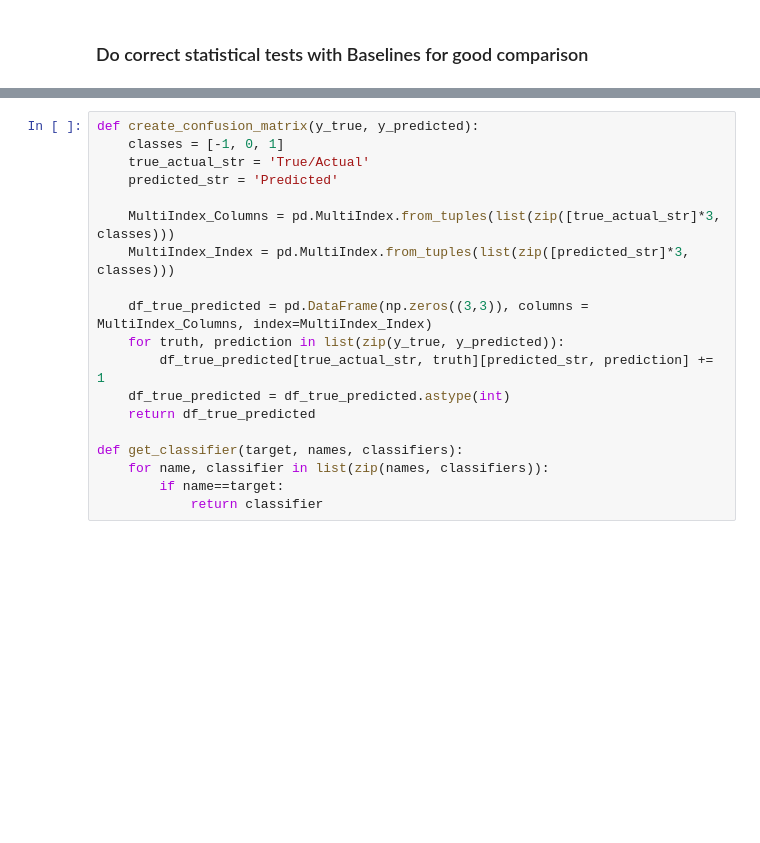
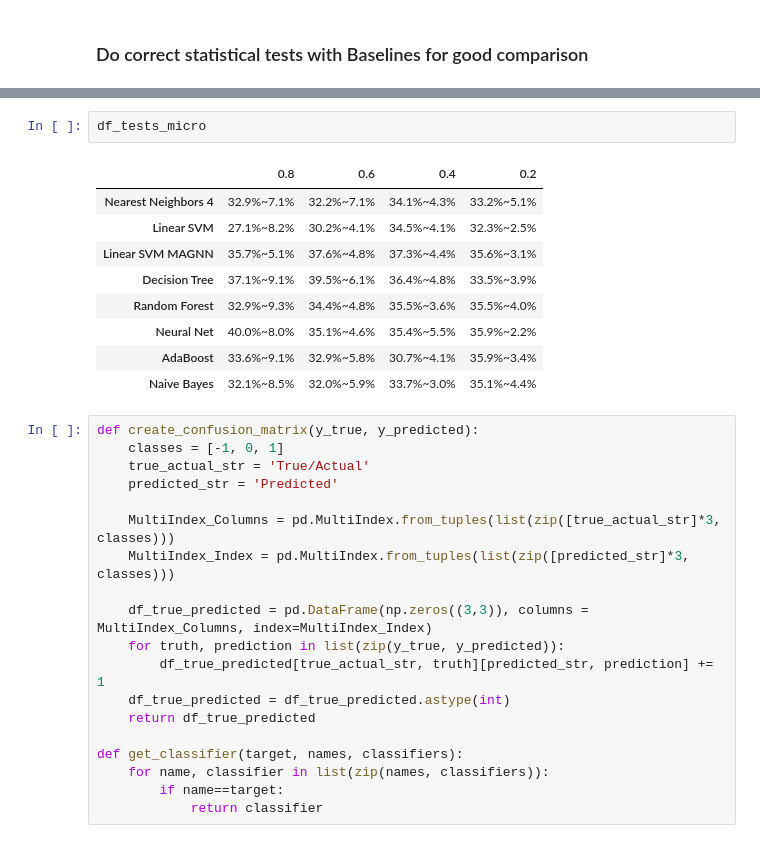
Before and after one commit to nmvdlei/PPMI_MAGNN, a Jupyter notebook: baseline.ipynb, the cells around one changed output, grey strips where cells are left out. Saved outputs shown, nothing was run; the diff lists cells and outputs as text; blank space fills up the shorter version.

```diff
--- a/baseline.ipynb
+++ b/baseline.ipynb
@@ -155,3 +136,15 @@ df_tests
+# %%
+df_tests_micro
+# %% [output]
+|  | 0.8 | 0.6 | 0.4 | 0.2 |
+| Nearest Neighbors 4 | 32.9%~7.1% | 32.2%~7.1% | 34.1%~4.3% | 33.2%~5.1% |
+| Linear SVM | 27.1%~8.2% | 30.2%~4.1% | 34.5%~4.1% | 32.3%~2.5% |
+| Linear SVM MAGNN | 35.7%~5.1% | 37.6%~4.8% | 37.3%~4.4% | 35.6%~3.1% |
+| Decision Tree | 37.1%~9.1% | 39.5%~6.1% | 36.4%~4.8% | 33.5%~3.9% |
+| Random Forest | 32.9%~9.3% | 34.4%~4.8% | 35.5%~3.6% | 35.5%~4.0% |
+| Neural Net | 40.0%~8.0% | 35.1%~4.6% | 35.4%~5.5% | 35.9%~2.2% |
+| AdaBoost | 33.6%~9.1% | 32.9%~5.8% | 30.7%~4.1% | 35.9%~3.4% |
+| Naive Bayes | 32.1%~8.5% | 32.0%~5.9% | 33.7%~3.0% | 35.1%~4.4% |
 # %%
 def create_confusion_matrix(y_true, y_predicted):
     classes = [-1, 0, 1]
```
Also changed, not shown: parts of 10 cells of this notebook, 5 other files.
